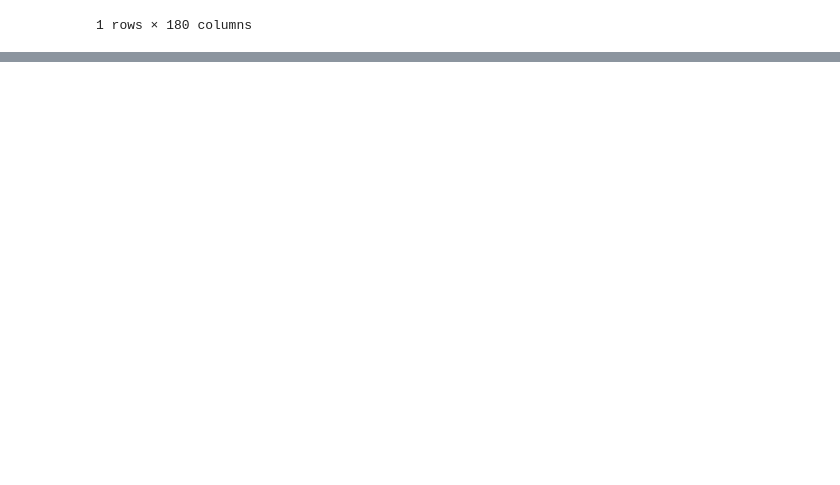
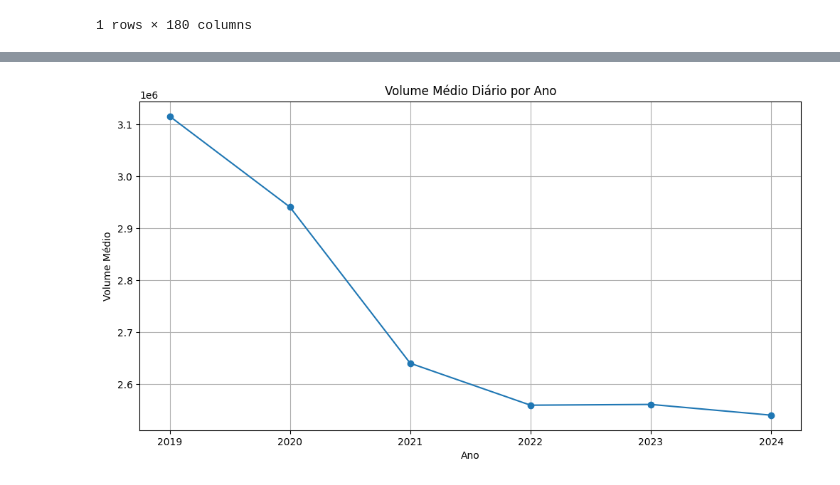
Before and after one commit to LeonardoMafra/Python_Data_Science, a Jupyter notebook: APIandDataAnalytics.ipynb, the cells around one changed output, grey strips where cells are left out. Cells and saved outputs as stored; diff of their text form; code cells hidden in the pictures; blank space fills up the shorter version.

```diff
--- a/APIandDataAnalytics.ipynb
+++ b/APIandDataAnalytics.ipynb
@@ -46,0 +165,4 @@ historico
+# %%
+#DATASET DO HISTORICO DE ACOES BRASILEIRAS
+
+df_hist = pd.read_csv('acoes_brasileiras_historico.csv')
@@ -46,0 +199,22 @@ historico
+# %%
+#convertendo coluna data de objeto para date
+
+# Convertendo a coluna "Date" para datetime
+df_hist["Date"] = pd.to_datetime(df_hist["Date"], errors='coerce')
+
+
+import matplotlib.pyplot as plt
+
+# Carregar o dataframe
+df_hist['Volatility'] = df_hist['High'] - df_hist['Low']
+
+# Calcular a volatilidade média por ticker
+volatility_mean = df_hist.groupby('Ticker')['Volatility'].mean()
+
+# Visualizar os resultados
+volatility_mean.sort_values().plot(kind='bar', figsize=(12, 6), title="Volatilidade Média por Ticker")
+plt.ylabel('Volatilidade Média')
+plt.show()
+
+# Top 5 mais voláteis
+print(volatility_mean.sort_values(ascending=False).head(10))
@@ -46,0 +235,14 @@ historico
+# %%
+# Calcular o volume médio diário
+
+df_hist['Year'] = df_hist['Date'].dt.year
+average_volume = df_hist.groupby(['Year'])['Volume'].mean()
+
+# Visualizar os resultados
+average_volume.plot(kind='line', marker='o', figsize=(12, 6), title="Volume Médio Diário por Ano")
+plt.ylabel('Volume Médio')
+plt.xlabel('Ano')
+plt.grid(True)
+plt.show()
+# %% [output]
+[figure, added]
```
Also changed, not shown: parts of 22 cells of this notebook.
